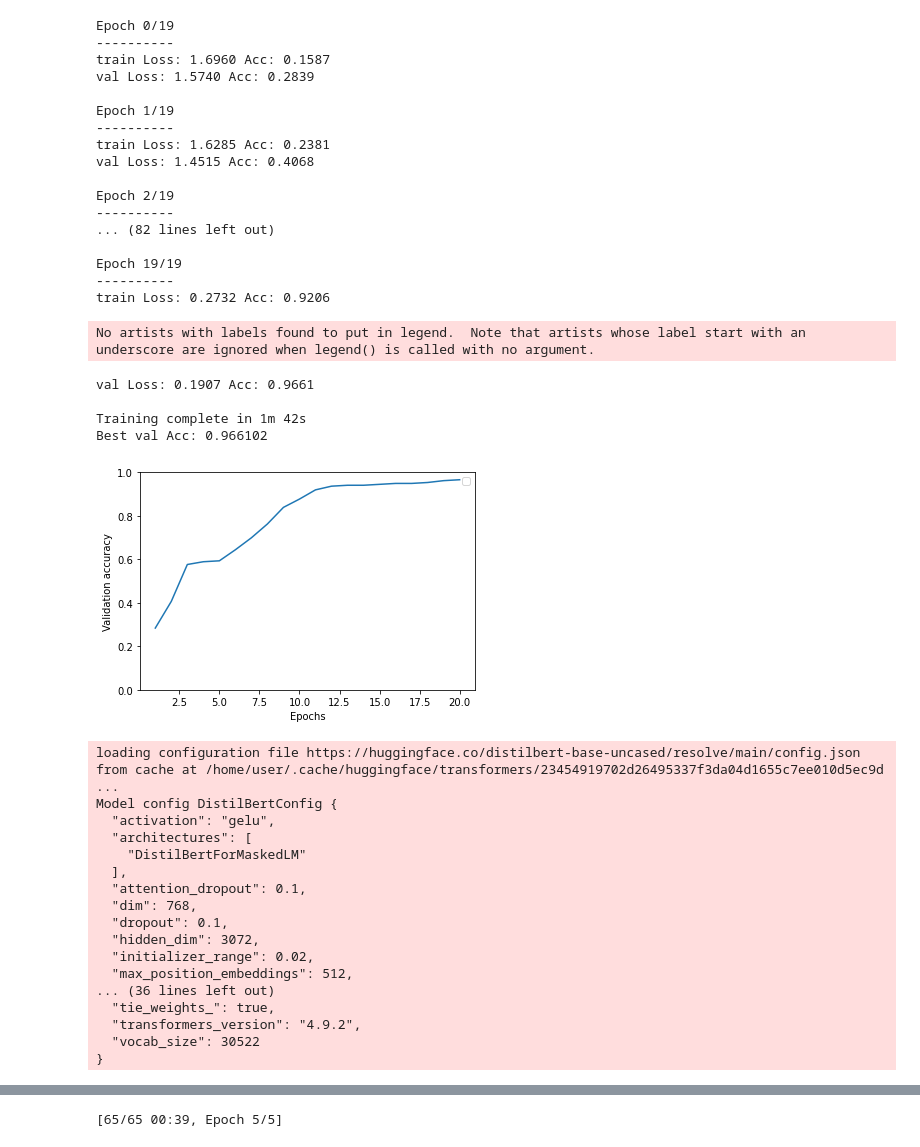
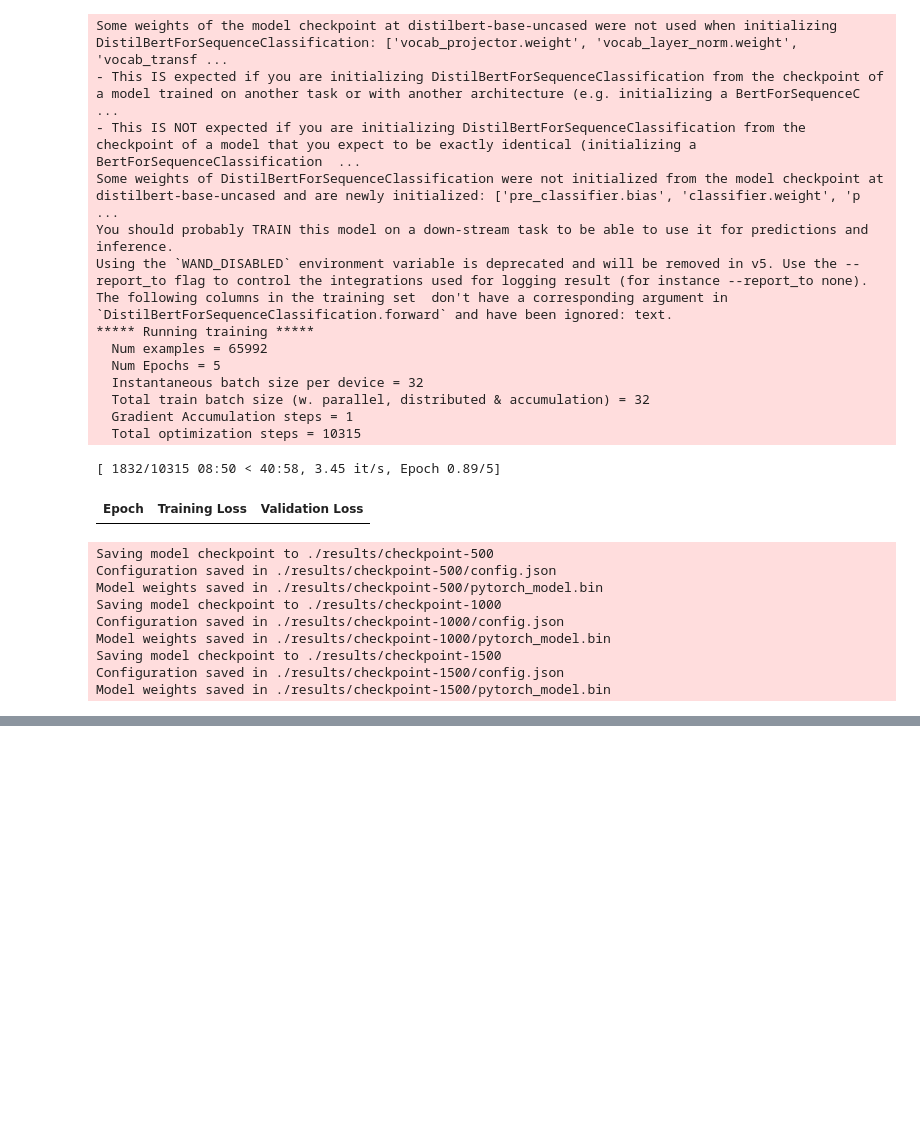
Before and after one commit to schmelczer/mir-final, a Jupyter notebook: embed.ipynb, the cells around one changed output, grey strips where cells are left out. Cells and saved outputs as stored; diff of their text form; code cells hidden in the pictures; blank space fills up the shorter version.

```diff
--- a/embed.ipynb
+++ b/embed.ipynb
@@ -329,8 +335,8 @@ def finetune_bert(data):
     training_args = TrainingArguments(
         output_dir="./results",
         learning_rate=2e-5,
-        per_device_train_batch_size=64,
-        per_device_eval_batch_size=64,
+        per_device_train_batch_size=BATCH_SIZE,
+        per_device_eval_batch_size=BATCH_SIZE,
         num_train_epochs=5,
         evaluation_strategy="epoch",
         weight_decay=0.01,
@@ -349,7 +355,7 @@ def finetune_bert(data):
 # %%
 def create_text_embedding(model, tokenizer, text):
     v = model.distilbert(**tokenizer(text, return_tensors='pt', padding=True))
-    return v.last_hidden_state[0][0]
+    return v.last_hidden_state[0][0].detach().numpy()
 # %%
 def generate_text_embeddings(train_classes, test_classes, data: List[CaptionedImage], name: str) -> None:
     train_data = [d for d in data if d.class_name in train_classes]
@@ -390,46 +394,33 @@ def generate_embeddings(train_classes, test_classes, data: List[CaptionedImage],
     generate_image_embeddings(train_classes, test_classes, data, name)
     generate_text_embeddings(train_classes, test_classes, data, name)
 # %%
-generate_embeddings(bird_train_classes[:5], bird_test_classes[:5], birds, 'birds')
-# generate_embeddings(flower_train_classes, flower_test_classes, flowers, 'flowers')
+# generate_image_embeddings(bird_train_classes, bird_test_classes, birds, 'birds')
+generate_text_embeddings(bird_train_classes, bird_test_classes, birds, 'birds')
+# generate_image_embeddings(flower_train_classes, flower_test_classes, flowers, 'flowers')
+# generate_text_embeddings(flower_train_classes, flower_test_classes, flowers, 'flowers')
 # %% [output]
-Epoch 0/19
-----------
-train Loss: 1.6960 Acc: 0.1587
-val Loss: 1.5740 Acc: 0.2839
-
-Epoch 1/19
-----------
-train Loss: 1.6285 Acc: 0.2381
-val Loss: 1.4515 Acc: 0.4068
-
-Epoch 2/19
-----------
-... (82 lines left out)
-
-Epoch 19/19
-----------
-train Loss: 0.2732 Acc: 0.9206
+Some weights of the model checkpoint at distilbert-base-uncased were not used when initializing DistilBertForSequenceClassification: ['vocab_projector.weight', 'vocab_layer_norm.weight', 'vocab_transf ...
+- This IS expected if you are initializing DistilBertForSequenceClassification from the checkpoint of a model trained on another task or with another architecture (e.g. initializing a BertForSequenceC ...
+- This IS NOT expected if you are initializing DistilBertForSequenceClassification from the checkpoint of a model that you expect to be exactly identical (initializing a BertForSequenceClassification  ...
+Some weights of DistilBertForSequenceClassification were not initialized from the model checkpoint at distilbert-base-uncased and are newly initialized: ['pre_classifier.bias', 'classifier.weight', 'p ...
+You should probably TRAIN this model on a down-stream task to be able to use it for predictions and inference.
+Using the `WAND_DISABLED` environment variable is deprecated and will be removed in v5. Use the --report_to flag to control the integrations used for logging result (for instance --report_to none).
+The following columns in the training set  don't have a corresponding argument in `DistilBertForSequenceClassification.forward` and have been ignored: text.
+***** Running training *****
+  Num examples = 65992
+  Num Epochs = 5
+  Instantaneous batch size per device = 32
+  Total train batch size (w. parallel, distributed & accumulation) = 32
+  Gradient Accumulation steps = 1
+  Total optimization steps = 10315
-No artists with labels found to put in legend.  Note that artists whose label start with an underscore are ignored when legend() is called with no argument.
+[ 1832/10315 08:50 < 40:58, 3.45 it/s, Epoch 0.89/5]
+| Epoch | Training Loss | Validation Loss |
-val Loss: 0.1907 Acc: 0.9661
-
-Training complete in 1m 42s
-Best val Acc: 0.966102
+Saving model checkpoint to ./results/checkpoint-500
+Configuration saved in ./results/checkpoint-500/config.json
+Model weights saved in ./results/checkpoint-500/pytorch_model.bin
+Saving model checkpoint to ./results/checkpoint-1000
+Configuration saved in ./results/checkpoint-1000/config.json
+Model weights saved in ./results/checkpoint-1000/pytorch_model.bin
+Saving model checkpoint to ./results/checkpoint-1500
+Configuration saved in ./results/checkpoint-1500/config.json
+Model weights saved in ./results/checkpoint-1500/pytorch_model.bin
-[figure, removed]
-loading configuration file https://huggingface.co/distilbert-base-uncased/resolve/main/config.json from cache at /home/user/.cache/huggingface/transformers/23454919702d26495337f3da04d1655c7ee010d5ec9d ...
-Model config DistilBertConfig {
-  "activation": "gelu",
-  "architectures": [
-    "DistilBertForMaskedLM"
-  ],
-  "attention_dropout": 0.1,
-  "dim": 768,
-  "dropout": 0.1,
-  "hidden_dim": 3072,
-  "initializer_range": 0.02,
-  "max_position_embeddings": 512,
-... (36 lines left out)
-  "tie_weights_": true,
-  "transformers_version": "4.9.2",
-  "vocab_size": 30522
-}
@@ -453 +426,0 @@ Model config DistilBertConfig {
-[65/65 00:39, Epoch 5/5]
```
Also changed, not shown: parts of 5 cells of this notebook, 6 other files.
